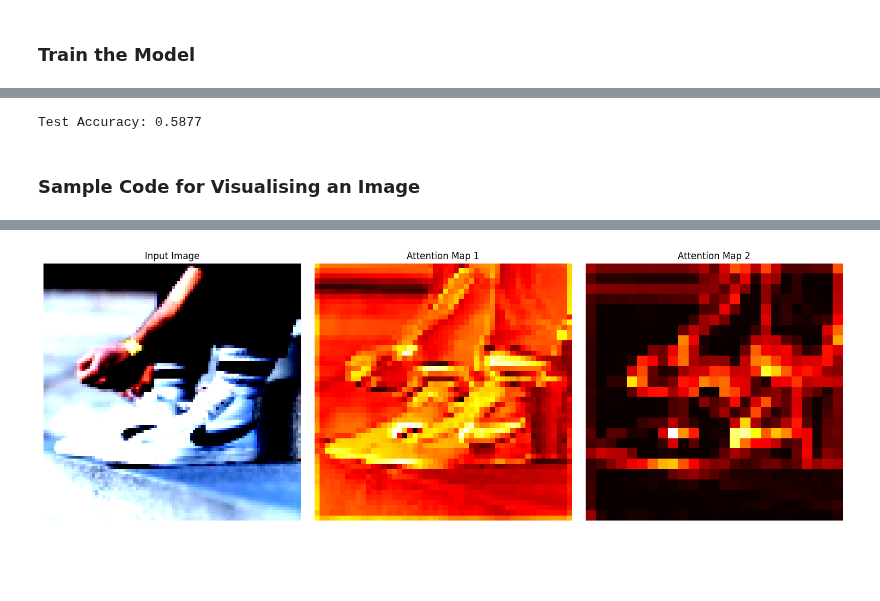
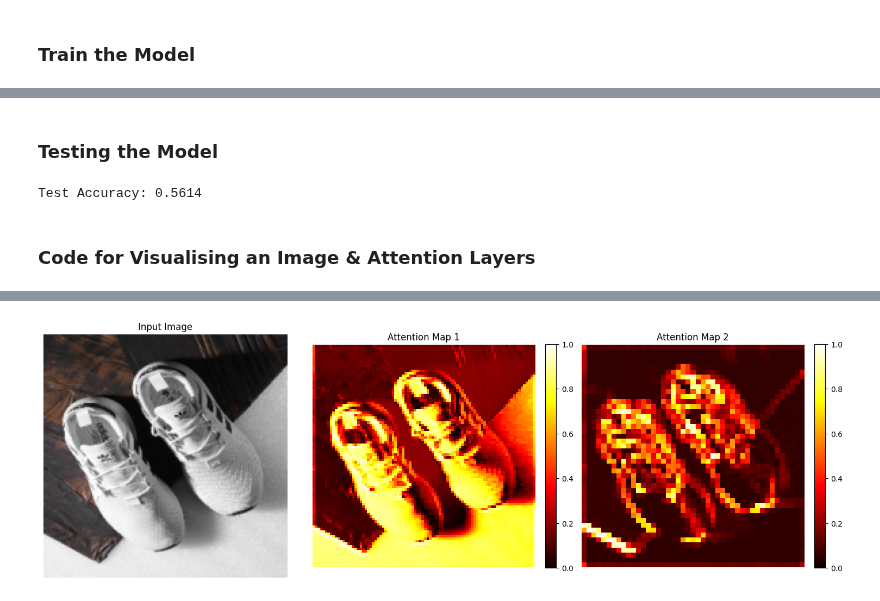
Before and after one commit to adampotton/Cognitive_AI_CW, a Jupyter notebook: Q2D.ipynb, the cells around one changed output, grey strips where cells are left out. Saved outputs shown, nothing was run; the diff lists cells and outputs as text; code cells hidden in the pictures; blank space fills up the shorter version.

```diff
--- a/Q2D.ipynb
+++ b/Q2D.ipynb
@@ -56,7 +67,7 @@ class CNN(nn.Module):
 # %% [markdown]
 ### Load and Edit Data
 # %%
-img_size = img_size_div4 * 4
+img_size = img_size_div4 * 4 # Define image size
 
 transform = transforms.Compose([ # Define training augmentation and tarnsformations
     transforms.Resize((img_size, img_size)),
@@ -68,7 +79,7 @@ transform = transforms.Compose([ # Define training augmentation and tarnsformati
 train_dir = '/content/drive/MyDrive/Cognitive_AI/shoes/train'
 test_dir = '/content/drive/MyDrive/Cognitive_AI/shoes/test'
 
-batch_size = 8
+batch_size = 20
 train_dataset = datasets.ImageFolder(root=train_dir, transform=transform) # Load datasets using ImageFolder
 test_dataset = datasets.ImageFolder(root=test_dir, transform=transform)
 train_loader = DataLoader(train_dataset, batch_size=batch_size, shuffle=True) # Create DataLoader for batching
@@ -119,3 +131,5 @@ KeyboardInterrupt:
+# %% [markdown]
+### Testing the Model
 # %%
 model.eval()  # Set model to evaluation mode
 correct = 0
@@ -123,7 +137,7 @@ total = 0
 
 with torch.no_grad():  # No need to track gradients during evaluation
     for images, labels in test_loader:
-        output = model(images)
+        output,_,_ = model(images)
         _, predicted = torch.max(output, 1)
         total += labels.size(0)
         correct += (predicted == labels).sum().item()
@@ -131,52 +145,51 @@ with torch.no_grad():  # No need to track gradients during evaluation
 test_accuracy = correct / total
 print(f"Test Accuracy: {test_accuracy:.4f}")
 # %% [output]
-Test Accuracy: 0.5877
+Test Accuracy: 0.5614
 # %% [markdown]
-### Sample Code for Visualising an Image
+### Code for Visualising an Image & Attention Layers
 # %%
-def visualize_attention(model, image, class_names):
-    # Ensure the image has the right shape (e.g., 3x100x100)
-    image = image.unsqueeze(0)  # Add batch dimension if needed (batch size of 1)
+def denormalize(img, mean, std):
+    mean = torch.tensor(mean).view(1, 3, 1, 1)
+    std = torch.tensor(std).view(1, 3, 1, 1)
+    return img * std + mean
 
-    # Forward pass through the model
-    output, attn1_weights, attn2_weights = model(image)
+def visualize_attention(model, loader):
+    image, label = random.choice(list(loader))
+    image = image[0].unsqueeze(0)  # Single image, keep batch dimension
+    label = label[0].item()
 
-    # Convert the attention weights to the same shape as the feature map
-    # Assuming attn1_weights and attn2_weights are of shape (batch_size, channels, H, W)
-    attn1_map = attn1_weights.squeeze().cpu().detach().numpy()  # Remove batch dim and convert to NumPy
+    original_image = denormalize(image.clone(), [0.485, 0.456, 0.406], [0.229, 0.224, 0.225])
+    original_image = original_image.squeeze().permute(1, 2, 0).cpu().detach().numpy()
+    original_image = np.clip(original_image, 0, 1)
+
+    model.eval() # Pass the image through the model
+    with torch.no_grad():
+        output, attn1_weights, attn2_weights = model(image)
+
+    attn1_map = attn1_weights.squeeze().cpu().detach().numpy()  # Convert attention weights to the shape of the feature map
     attn2_map = attn2_weights.squeeze().cpu().detach().numpy()
 
-    # Normalize the attention maps to [0, 1] for visualization
-    attn1_map = (attn1_map - attn1_map.min()) / (attn1_map.max() - attn1_map.min())
+    attn1_map = (attn1_map - attn1_map.min()) / (attn1_map.max() - attn1_map.min()) # Normalize the attention maps to [0, 1] for visualization
     attn2_map = (attn2_map - attn2_map.min()) / (attn2_map.max() - attn2_map.min())
 
-    # Visualize the attention maps
     fig, axes = plt.subplots(1, 3, figsize=(15, 5))
-
-
-    image_np = image.squeeze().permute(1, 2, 0).cpu().detach().numpy() # Plot the original image
-    axes[0].imshow(image_np)
+    axes[0].imshow(original_image) # Plot the original image
     axes[0].set_title('Input Image')
     axes[0].axis('off')
 
-    axes[1].imshow(attn1_map, cmap='hot') # Plot attention map 1
+    im1 = axes[1].imshow(attn1_map, cmap='hot') # Plot attention map 1
     axes[1].set_title('Attention Map 1')
     axes[1].axis('off')
+    fig.colorbar(im1, ax=axes[1], fraction=0.046, pad=0.04)
 
-    axes[2].imshow(attn2_map, cmap='hot') # Plot attention map 2
+    im2 = axes[2].imshow(attn2_map, cmap='hot') # Plot attention map 2
     axes[2].set_title('Attention Map 2')
     axes[2].axis('off')
+    fig.colorbar(im2, ax=axes[2], fraction=0.046, pad=0.04)
 
     plt.tight_layout()
     plt.show()
 
-
-class_names = ["Nike", "Adidas", "Converse"]  # Update with your actual class names
-
-# Get an image from the DataLoader (for example, the first image in the batch)
-image, label = next(iter(train_loader))
-
-# Visualize the attention maps for this image
-visualize_attention(model, image[0], class_names)
+visualize_attention(model, test_loader) # Visualize the attention maps for this image
 # %% [output]
@@ -184 +196 @@ WARNING:matplotlib.image:Clipping input data to the valid range for imshow with
-[figure, old version]
+[figure, new version]
```
Also changed, not shown: parts of 7 cells of this notebook.
